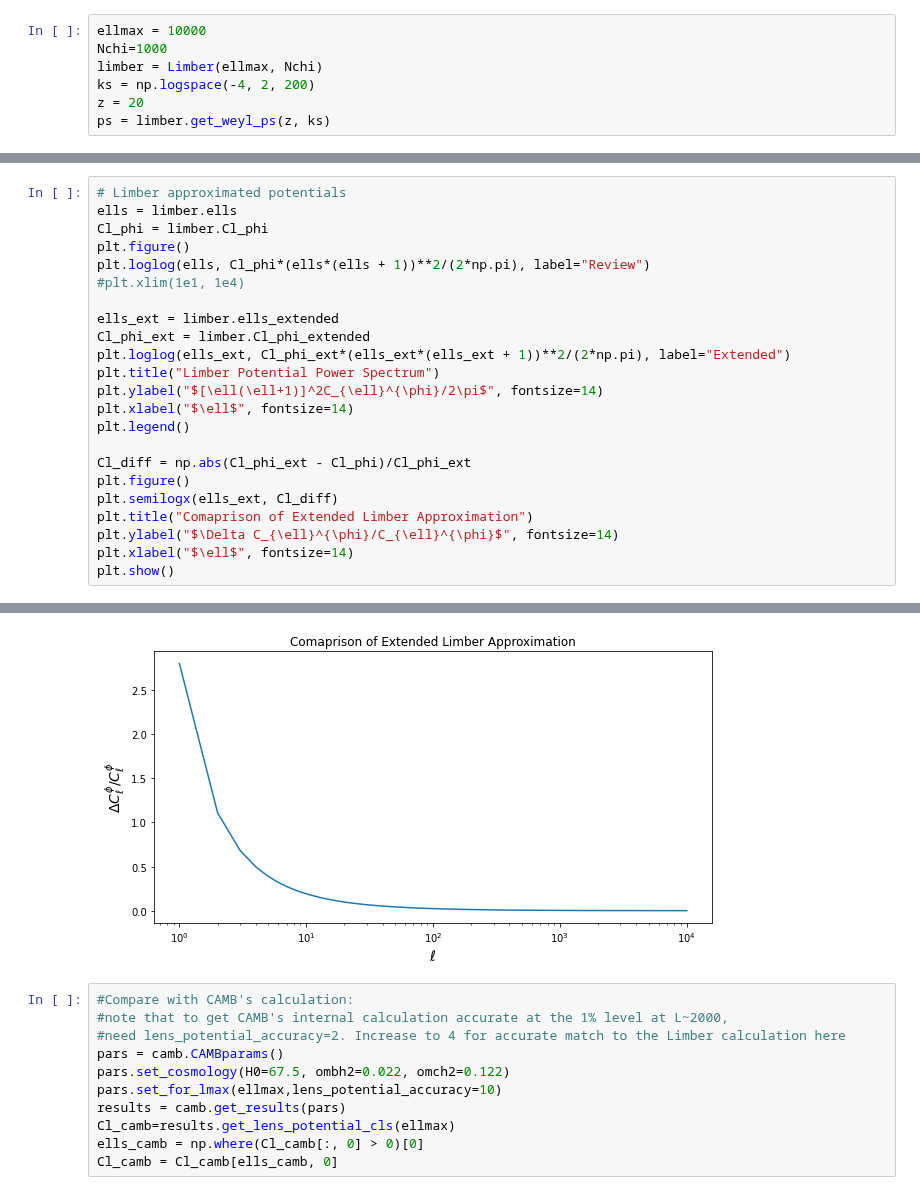
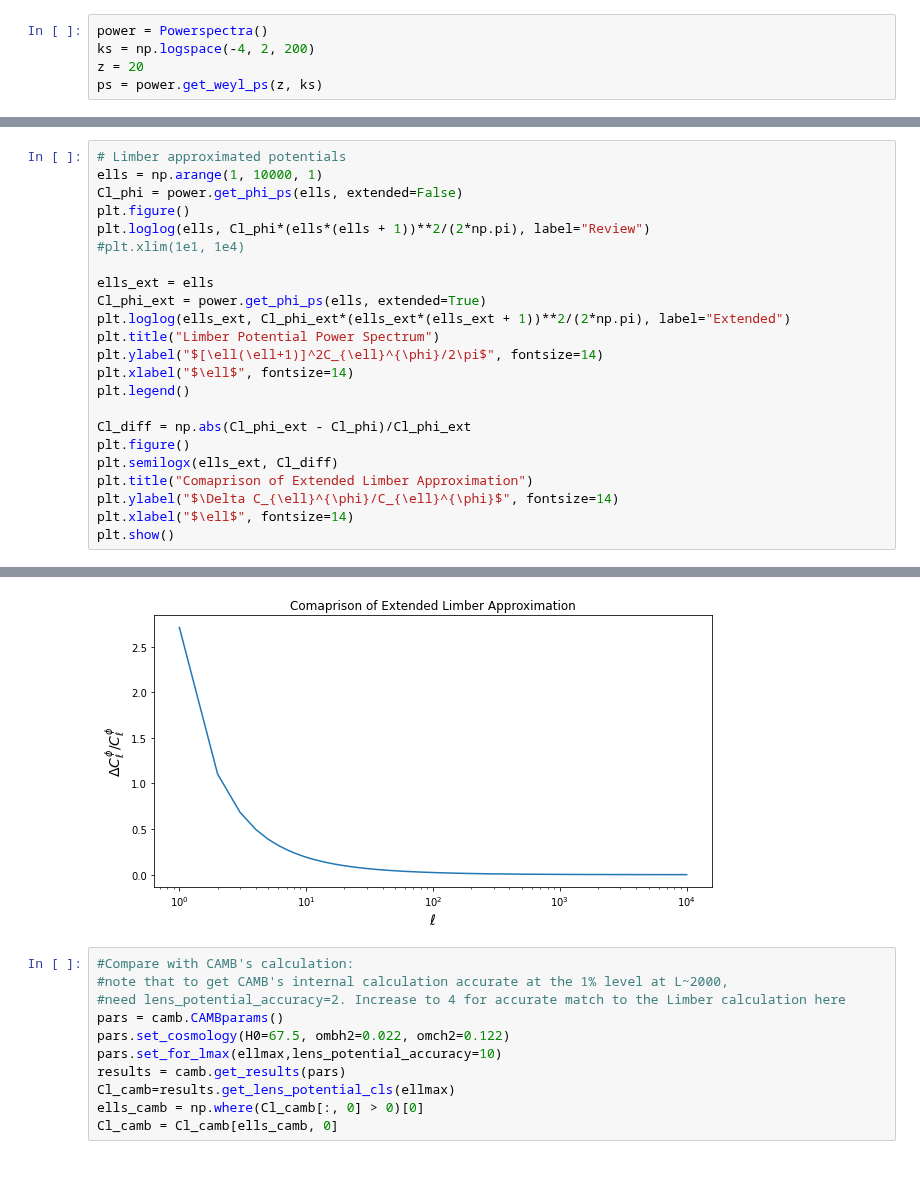
Before and after one commit to mfrobertson/omegaQE, a Jupyter notebook: kkomega/limber.ipynb, the cells around one changed output, grey strips where cells are left out. Drawn from its saved outputs; the diff is of its cells as text.

Commit message:
Moving limber to powerspectrum.py
Further generalised the powerspectrum code
and added ability to extract Cl_kappa.
Updated notebook.

```diff
--- a/kkomega/limber.ipynb
+++ b/kkomega/limber.ipynb
@@ -6,12 +6,10 @@ import camb
 
 plt.rcParams['figure.figsize'] = [10, 5]
 # %%
-ellmax = 10000
-Nchi=1000
-limber = Limber(ellmax, Nchi)
+power = Powerspectra()
 ks = np.logspace(-4, 2, 200)
 z = 20
-ps = limber.get_weyl_ps(z, ks)
+ps = power.get_weyl_ps(z, ks)
 # %%
 # Weyl Potential
 plt.figure()
@@ -25,29 +38,29 @@ plt.show()
 # %%
 # Limber approximated potentials
-ells = limber.ells
-Cl_phi = limber.Cl_phi
+ells = np.arange(1, 10000, 1)
+Cl_phi = power.get_phi_ps(ells, extended=False)
 plt.figure()
 plt.loglog(ells, Cl_phi*(ells*(ells + 1))**2/(2*np.pi), label="Review")
 #plt.xlim(1e1, 1e4)
 
-ells_ext = limber.ells_extended
-Cl_phi_ext = limber.Cl_phi_extended
+ells_ext = ells
+Cl_phi_ext = power.get_phi_ps(ells, extended=True)
 plt.loglog(ells_ext, Cl_phi_ext*(ells_ext*(ells_ext + 1))**2/(2*np.pi), label="Extended")
 plt.title("Limber Potential Power Spectrum")
 plt.ylabel("$[\ell(\ell+1)]^2C_{\ell}^{\phi}/2\pi$", fontsize=14)
 plt.xlabel("$\ell$", fontsize=14)
 plt.legend()
 
 Cl_diff = np.abs(Cl_phi_ext - Cl_phi)/Cl_phi_ext
 plt.figure()
 plt.semilogx(ells_ext, Cl_diff)
 plt.title("Comaprison of Extended Limber Approximation")
 plt.ylabel("$\Delta C_{\ell}^{\phi}/C_{\ell}^{\phi}$", fontsize=14)
 plt.xlabel("$\ell$", fontsize=14)
 plt.show()
 # %% [output]
 [figure]
-[figure, old version]
+[figure, new version]
 # %%
 #Compare with CAMB's calculation:
 #note that to get CAMB's internal calculation accurate at the 1% level at L~2000,
```
Also changed, not shown: parts of 7 cells of this notebook, 2 other files.
